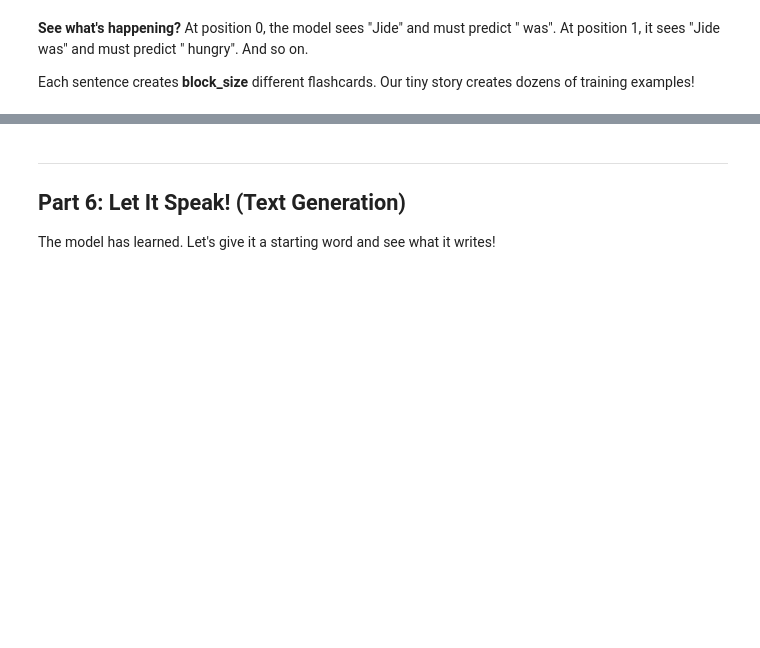
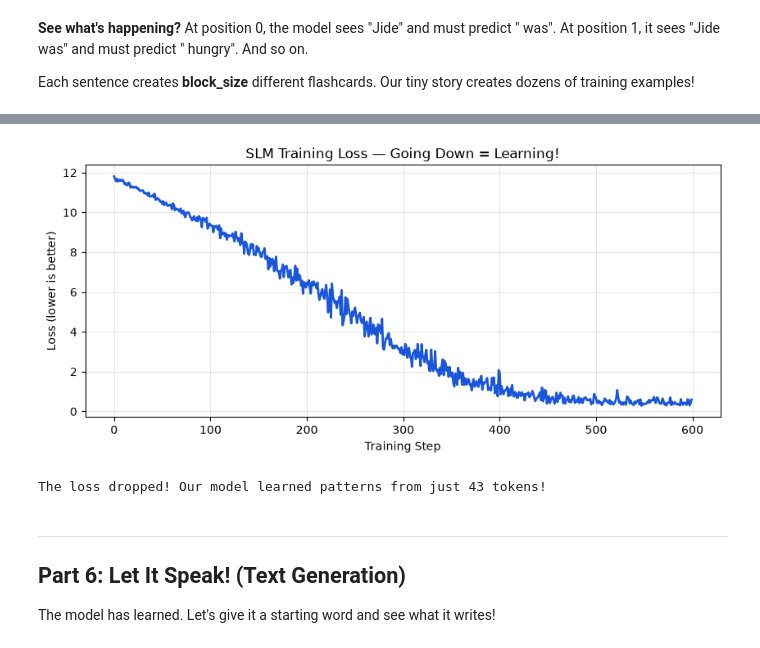
Before and after one commit to AlexKalll/tri-AI-Teaching, a Jupyter notebook: Session_1_Lab_BPE_Tokenization/lab_notebook.ipynb, the cells around one changed output, grey strips where cells are left out. Drawn from its saved outputs; the diff is of its cells as text; code cells hidden in the pictures; blank space fills up the shorter version.

```diff
--- a/Session_1_Lab_BPE_Tokenization/lab_notebook.ipynb
+++ b/Session_1_Lab_BPE_Tokenization/lab_notebook.ipynb
@@ -230,18 +266,23 @@ class TinySLM(nn.Module):
         super().__init__()
         # Maps each token ID to a vector (like a dictionary of meanings)
         self.token_embedding_table = nn.Embedding(vocab_size, n_embd)
+        # Maps each position to a vector (so the model knows word order)
+        self.position_embedding_table = nn.Embedding(block_size, n_embd)
         # Predicts next token from the embedding
         self.lm_head = nn.Linear(n_embd, vocab_size)
 
     def forward(self, idx, targets=None):
-        # idx shape: (batch, block_size) — our context
-        tok_emb = self.token_embedding_table(idx)  # (batch, block, embed)
-        logits = self.lm_head(tok_emb)             # (batch, block, vocab)
+        # idx shape: (batch, block_size) â€” our context
+        B, T = idx.shape
+        tok_emb = self.token_embedding_table(idx)                    # (B, T, embed)
+        pos_emb = self.position_embedding_table(
+            torch.arange(T, device=device))                           # (T, embed)
+        x = tok_emb + pos_emb                                        # (B, T, embed)
+        logits = self.lm_head(x)                                     # (B, T, vocab)
 
         if targets is None:
             loss = None
         else:
-            # Calculate loss: how wrong were our predictions?
             B, T, C = logits.shape
             logits = logits.view(B * T, C)
             targets = targets.view(B * T)
@@ -249,24 +290,17 @@ class TinySLM(nn.Module):
 
         return logits, loss
 
-    def generate(self, idx, max_new_tokens):
-        # Generate new text one token at a time
+    def generate(self, idx, max_new_tokens, temperature=1.0):
         for _ in range(max_new_tokens):
-            # Crop to block_size (can only see that far back)
             idx_cond = idx[:, -block_size:]
-            # Get predictions
             logits, _ = self(idx_cond)
-            # Focus on the last position's prediction
-            logits = logits[:, -1, :]
-            # Convert to probabilities
+            logits = logits[:, -1, :] / temperature
             probs = F.softmax(logits, dim=-1)
-            # Sample from the distribution (random but smart)
             idx_next = torch.multinomial(probs, num_samples=1)
-            # Append to our sequence
             idx = torch.cat((idx, idx_next), dim=1)
         return idx
 
-# Create our model
+# Create our model (~6.5M params)
 vocab_size = enc.n_vocab  # ~100K tokens (tiktoken)
 model = TinySLM(vocab_size, n_embd=32).to(device)
 
@@ -310,13 +359,16 @@ print(f'Starting loss was ~10 (random guessing), final loss is {losses[-1]:.2f}
 # %%
 # Plot the learning curve
 plt.figure(figsize=(10, 4))
 plt.plot(losses, color='#1a56db', linewidth=2)
-plt.title('SLM Training Loss — Going Down = Learning!')
+plt.title('SLM Training Loss â€” Going Down = Learning!')
 plt.xlabel('Training Step')
 plt.ylabel('Loss (lower is better)')
 plt.grid(alpha=0.3)
 plt.show()
 print('The loss dropped! Our model learned patterns from just 43 tokens!')
+# %% [output]
+[figure, added]
+The loss dropped! Our model learned patterns from just 43 tokens!
 # %% [markdown]
 ---
 ## Part 6: Let It Speak! (Text Generation)
```
Also changed, not shown: parts of 21 cells of this notebook, 1 other file.
